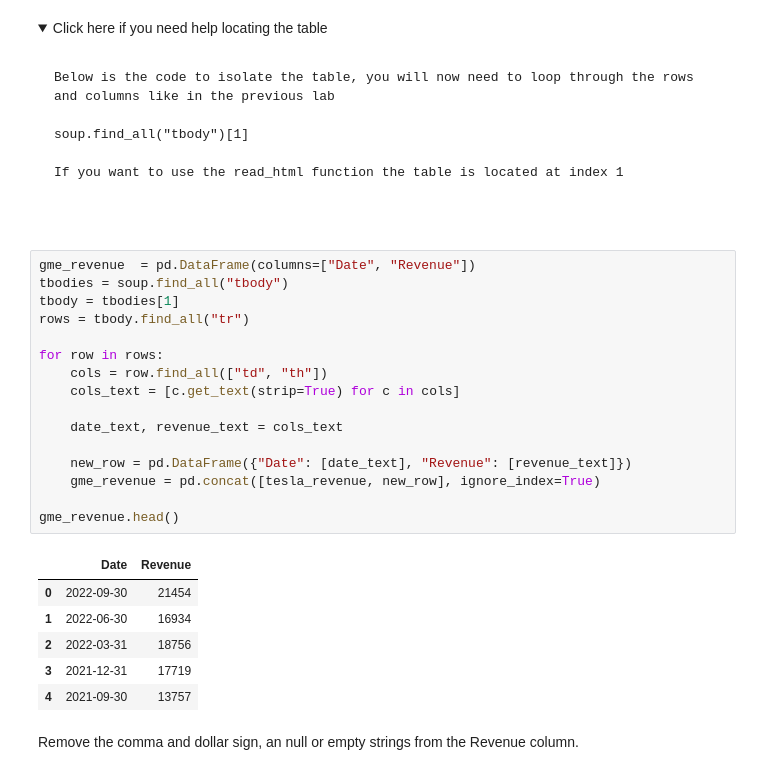
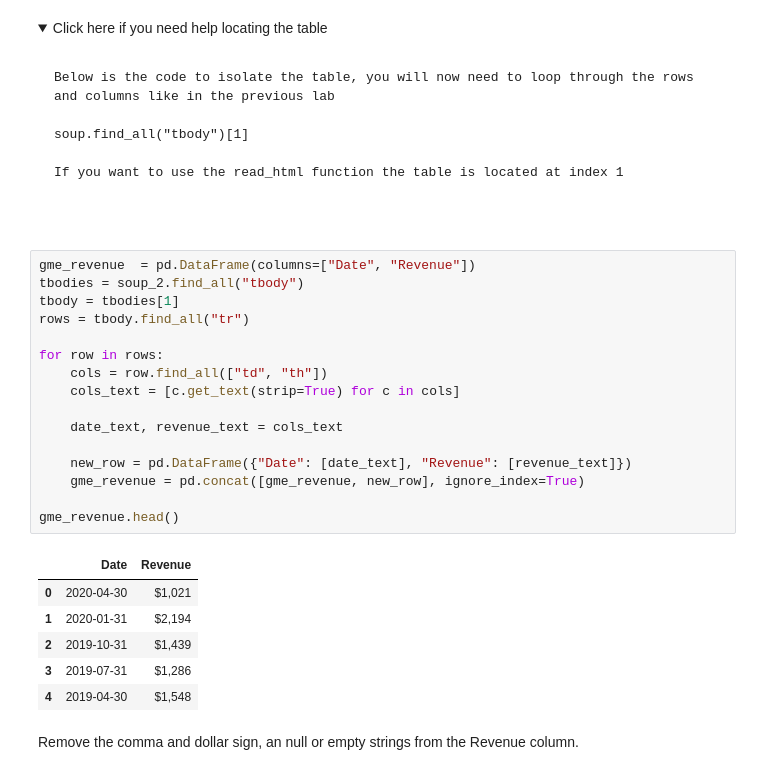
Before and after one commit to sakha1370/Data_Science_Coursera, a Jupyter notebook: 5. Python Project for Data Science/Module 2, Final Project/Revenue Data and Building a Dashboard.ipynb, the cells around one changed output. Saved outputs shown, nothing was run; the diff lists cells and outputs as text; folded sections open.

```diff
--- a/5. Python Project for Data Science/Module 2, Final Project/Revenue Data and Building a Dashboard.ipynb
+++ b/5. Python Project for Data Science/Module 2, Final Project/Revenue Data and Building a Dashboard.ipynb
@@ -267,27 +275,27 @@ If you want to use the read_html function the table is located at index 1
 </details>
 # %%
 gme_revenue  = pd.DataFrame(columns=["Date", "Revenue"])
-tbodies = soup.find_all("tbody")
+tbodies = soup_2.find_all("tbody")
 tbody = tbodies[1]
 rows = tbody.find_all("tr")
 
 for row in rows:
     cols = row.find_all(["td", "th"])
     cols_text = [c.get_text(strip=True) for c in cols]
 
     date_text, revenue_text = cols_text
 
     new_row = pd.DataFrame({"Date": [date_text], "Revenue": [revenue_text]})
-    gme_revenue = pd.concat([tesla_revenue, new_row], ignore_index=True)
+    gme_revenue = pd.concat([gme_revenue, new_row], ignore_index=True)
 
 gme_revenue.head()
 # %% [output]
 |  | Date | Revenue |
-| 0 | 2022-09-30 | 21454 |
-| 1 | 2022-06-30 | 16934 |
-| 2 | 2022-03-31 | 18756 |
-| 3 | 2021-12-31 | 17719 |
-| 4 | 2021-09-30 | 13757 |
+| 0 | 2020-04-30 | $1,021 |
+| 1 | 2020-01-31 | $2,194 |
+| 2 | 2019-10-31 | $1,439 |
+| 3 | 2019-07-31 | $1,286 |
+| 4 | 2019-04-30 | $1,548 |
 # %% [markdown]
 Remove the comma and dollar sign, an null or empty strings from the Revenue column.
 # %%
```
Also changed, not shown: parts of 5 cells of this notebook.
